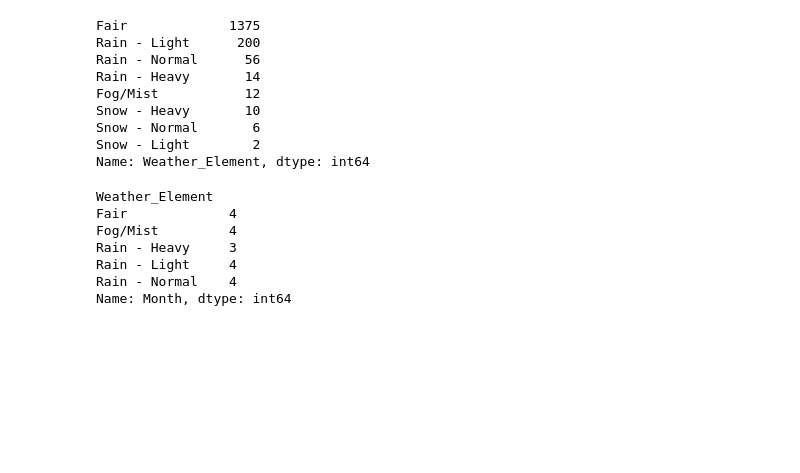
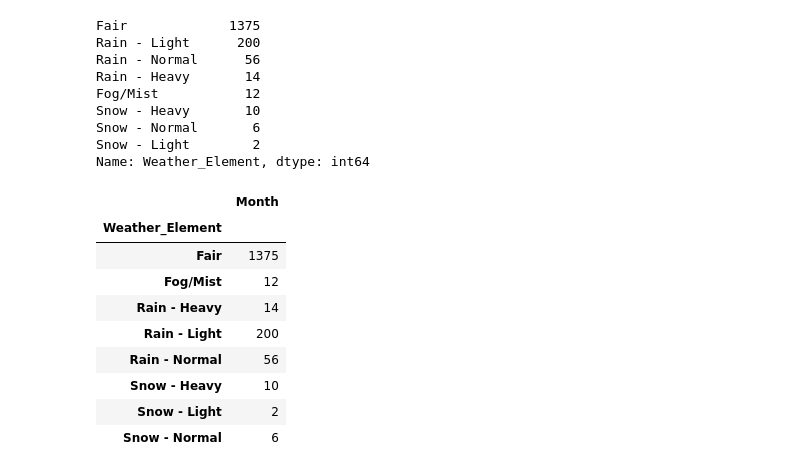
Before and after one commit to ybgandhi/Kickstart_Project, a Jupyter notebook: Python/Dataset.ipynb, the cells around one changed output. Saved outputs shown, nothing was run; the diff lists cells and outputs as text; code cells hidden in the pictures; blank space fills up the shorter version.

```diff
--- a/Python/Dataset.ipynb
+++ b/Python/Dataset.ipynb
@@ -360,11 +361,17 @@ Snow - Normal       6
 Snow - Light        2
 Name: Weather_Element, dtype: int64
 # %%
+months_trial = months.groupby(['Weather_Element']).count()
-# %% [output]
-Weather_Element
-Fair             4
-Fog/Mist         4
-Rain - Heavy     3
-Rain - Light     4
-Rain - Normal    4
-Name: Month, dtype: int64
+# %%
+months_trial
+# %% [output]
+|  | Month |
+| Weather_Element |  |
+| Fair | 1375 |
+| Fog/Mist | 12 |
+| Rain - Heavy | 14 |
+| Rain - Light | 200 |
+| Rain - Normal | 56 |
+| Snow - Heavy | 10 |
+| Snow - Light | 2 |
+| Snow - Normal | 6 |
```
Also changed, not shown: parts of 17 cells of this notebook.
